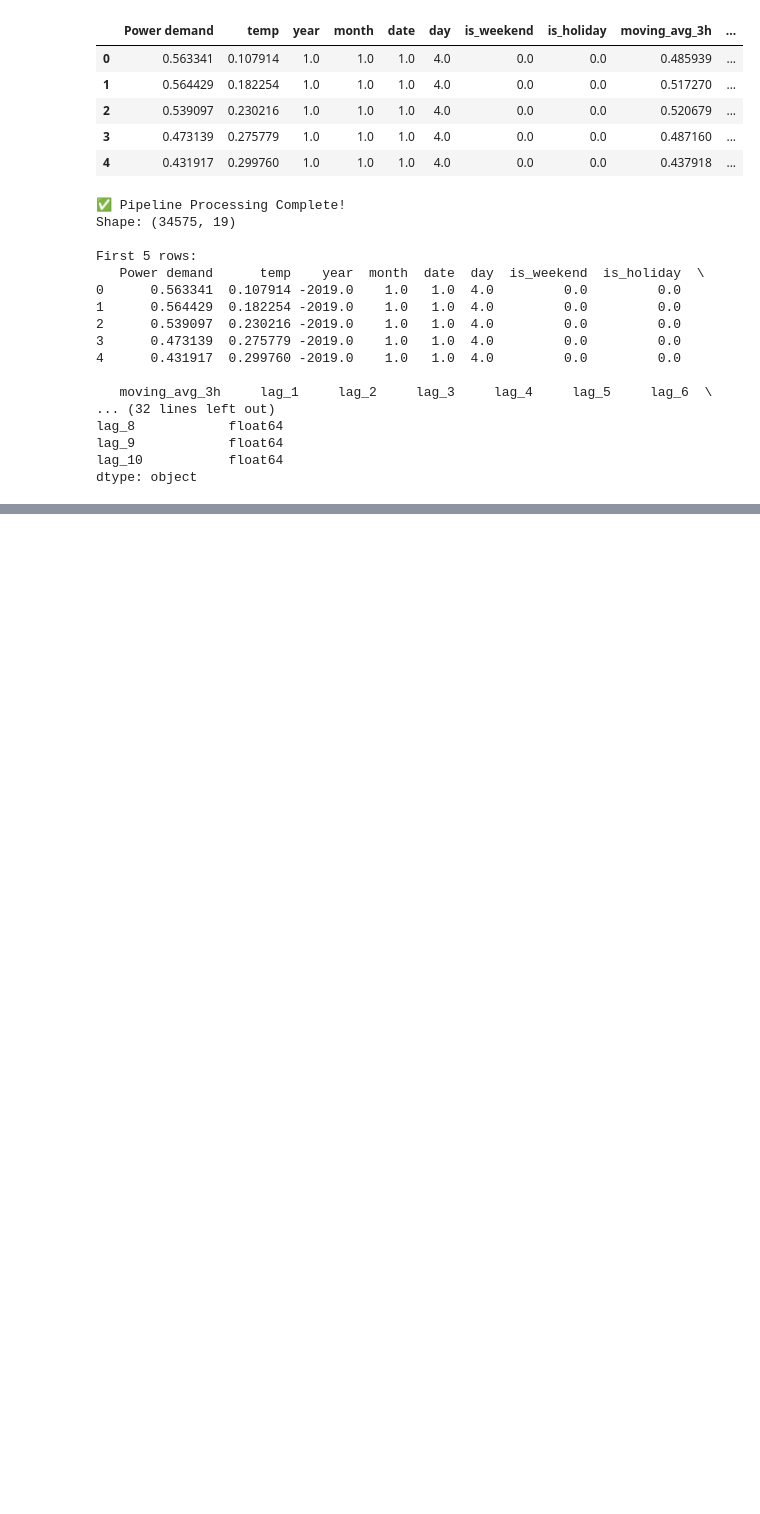
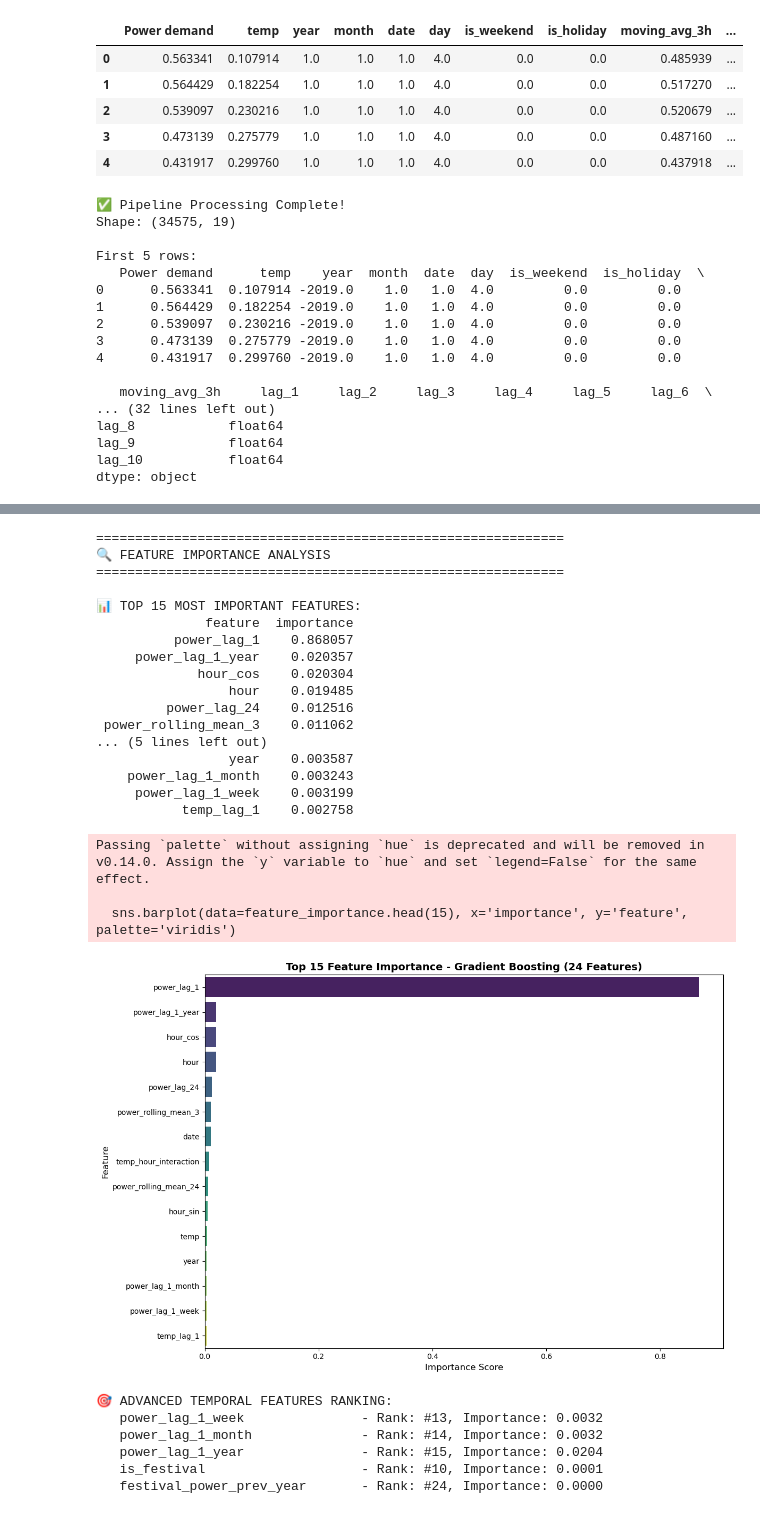
Before and after one commit to halsangihs/miniProject, a Jupyter notebook: second.ipynb, the cells around one changed output, grey strips where cells are left out. Saved outputs shown, nothing was run; the diff lists cells and outputs as text; code cells hidden in the pictures; blank space fills up the shorter version.

```diff
--- a/second.ipynb
+++ b/second.ipynb
@@ -656,0 +1090,65 @@ dtype: object
+# %%
+# ===== FEATURE IMPORTANCE ANALYSIS WITH 24 ADVANCED FEATURES =====
+
+import matplotlib.pyplot as plt
+import seaborn as sns
+
+print("="*60)
+print("🔍 FEATURE IMPORTANCE ANALYSIS")
+print("="*60)
+
+# Get feature importance
+feature_importance = pd.DataFrame({
+    'feature': X_train_fixed_new.columns,
+    'importance': gb_new.feature_importances_
+}).sort_values('importance', ascending=False)
+
+print("\n📊 TOP 15 MOST IMPORTANT FEATURES:")
+print(feature_importance.head(15).to_string(index=False))
+
+# Visualize feature importance
+plt.figure(figsize=(12, 8))
+sns.barplot(data=feature_importance.head(15), x='importance', y='feature', palette='viridis')
+plt.title('Top 15 Feature Importance - Gradient Boosting (24 Features)', fontsize=14, fontweight='bold')
+plt.xlabel('Importance Score', fontsize=12)
+plt.ylabel('Feature', fontsize=12)
+plt.tight_layout()
+plt.show()
+
+# Check if advanced temporal features are in top 10
+print("\n🎯 ADVANCED TEMPORAL FEATURES RANKING:")
+for feat in ['power_lag_1_week', 'power_lag_1_month', 'power_lag_1_year', 'is_festival', 'festival_power_prev_year']:
+    if feat in feature_importance['feature'].values:
+        rank = feature_importance[feature_importance['feature'] == feat].index[0] + 1
+        importance = feature_importance[feature_importance['feature'] == feat]['importance'].values[0]
+        print(f"   {feat:30s} - Rank: #{rank:2d}, Importance: {importance:.4f}")
+    else:
+        print(f"   {feat:30s} - NOT FOUND IN FEATURES")
+# %% [output]
+============================================================
+🔍 FEATURE IMPORTANCE ANALYSIS
+============================================================
+
+📊 TOP 15 MOST IMPORTANT FEATURES:
+              feature  importance
+          power_lag_1    0.868057
+     power_lag_1_year    0.020357
+             hour_cos    0.020304
+                 hour    0.019485
+         power_lag_24    0.012516
+ power_rolling_mean_3    0.011062
+... (5 lines left out)
+                 year    0.003587
+    power_lag_1_month    0.003243
+     power_lag_1_week    0.003199
+           temp_lag_1    0.002758
+Passing `palette` without assigning `hue` is deprecated and will be removed in v0.14.0. Assign the `y` variable to `hue` and set `legend=False` for the same effect.
+
+  sns.barplot(data=feature_importance.head(15), x='importance', y='feature', palette='viridis')
+[figure, added]
+🎯 ADVANCED TEMPORAL FEATURES RANKING:
+   power_lag_1_week               - Rank: #13, Importance: 0.0032
+   power_lag_1_month              - Rank: #14, Importance: 0.0032
+   power_lag_1_year               - Rank: #15, Importance: 0.0204
+   is_festival                    - Rank: #10, Importance: 0.0001
+   festival_power_prev_year       - Rank: #24, Importance: 0.0000
```
Also changed, not shown: parts of 22 cells of this notebook, 1 other file.
